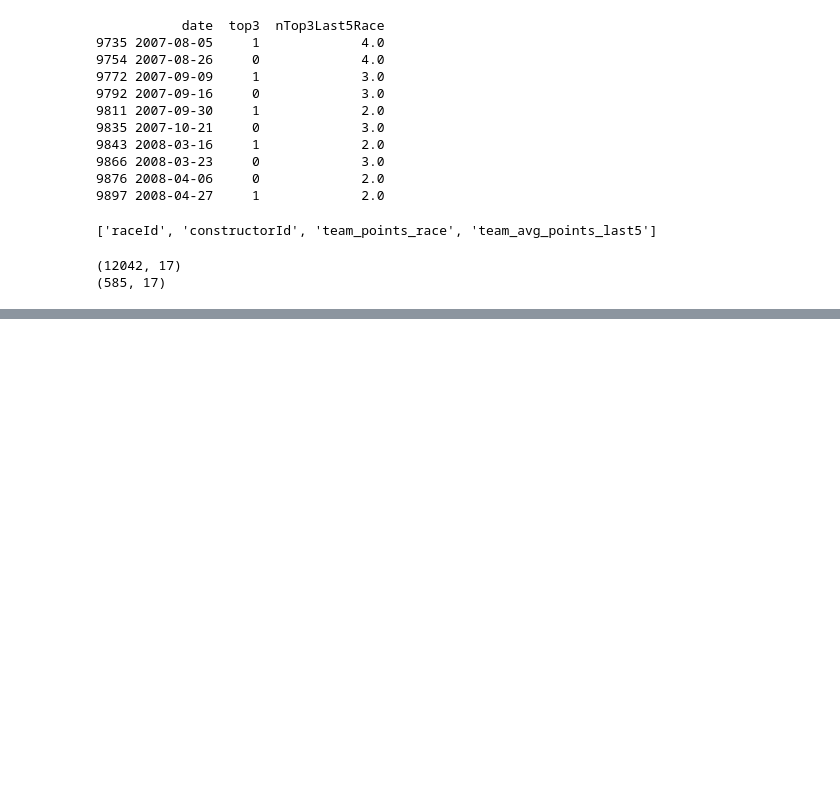
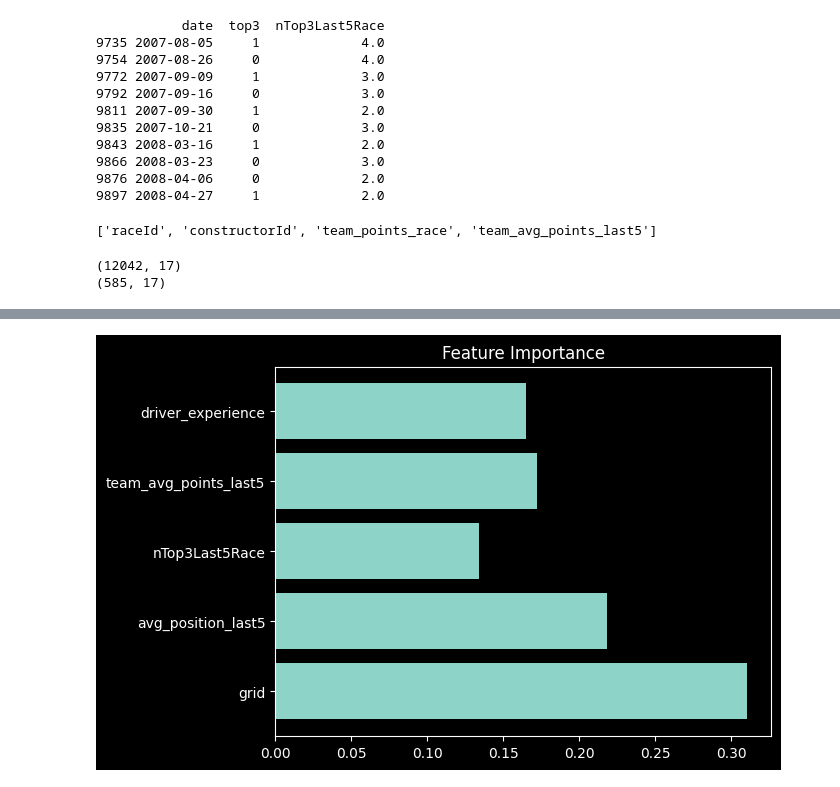
Before and after one commit to massas24/f1-race-prediction-ml, a Jupyter notebook: main.ipynb, the cells around one changed output, grey strips where cells are left out. Drawn from its saved outputs; the diff is of its cells as text; code cells hidden in the pictures; blank space fills up the shorter version.

```diff
--- a/main.ipynb
+++ b/main.ipynb
@@ -265,3 +266,7 @@ print(df[df['team_avg_points_last5'].isna()].shape)
 # %% [output]
 (12042, 17)
 (585, 17)
+# %%
+df['driver_experience'] = df.groupby('driverId').cumcount()
+print(df[df['driverId'] == 1][['date', 'driver_experience']].head(8))
+print(df['driver_experience'].describe())
@@ -267,0 +312,13 @@ print(df[df['team_avg_points_last5'].isna()].shape)
+# %%
+features = ['grid', 'avg_position_last5', 'nTop3Last5Race',
+            'team_avg_points_last5', 'driver_experience']
+X = df[features]
+y = df['top3']
+
+from sklearn.model_selection import train_test_split
+X_train, X_test, y_train, y_test = train_test_split(
+    X, y,
+    test_size=0.2,
+    random_state=42
+)
+print(X_train.shape, X_test.shape)
@@ -267,0 +327,12 @@ print(df[df['team_avg_points_last5'].isna()].shape)
+# %%
+from sklearn.linear_model import LogisticRegression
+from sklearn.metrics import classification_report
+from sklearn.impute import SimpleImputer
+imputer = SimpleImputer(strategy='median')  # 'median' ou 'mean' ou 'constant'
+X_train = imputer.fit_transform(X_train)
+X_test = imputer.transform(X_test)
+model = LogisticRegression(random_state=42, class_weight='balanced')
+model.fit(X_train, y_train)
+
+y_pred = model.predict(X_test)
+print(classification_report(y_test, y_pred))
@@ -267,0 +348,7 @@ print(df[df['team_avg_points_last5'].isna()].shape)
+# %%
+from sklearn.ensemble import RandomForestClassifier
+
+rf_model = RandomForestClassifier(random_state=42, class_weight='balanced')
+rf_model.fit(X_train, y_train)
+y_pred_rf = rf_model.predict(X_test)
+print(classification_report(y_test, y_pred_rf))
@@ -267,0 +379,10 @@ print(df[df['team_avg_points_last5'].isna()].shape)
+# %%
+import matplotlib.pyplot as plt
+
+importances = rf_model.feature_importances_
+feat_names = features
+plt.barh(feat_names, importances)
+plt.title('Feature Importance')
+plt.show()
+# %% [output]
+[figure, added]
```
Also changed, not shown: parts of 7 cells of this notebook.
